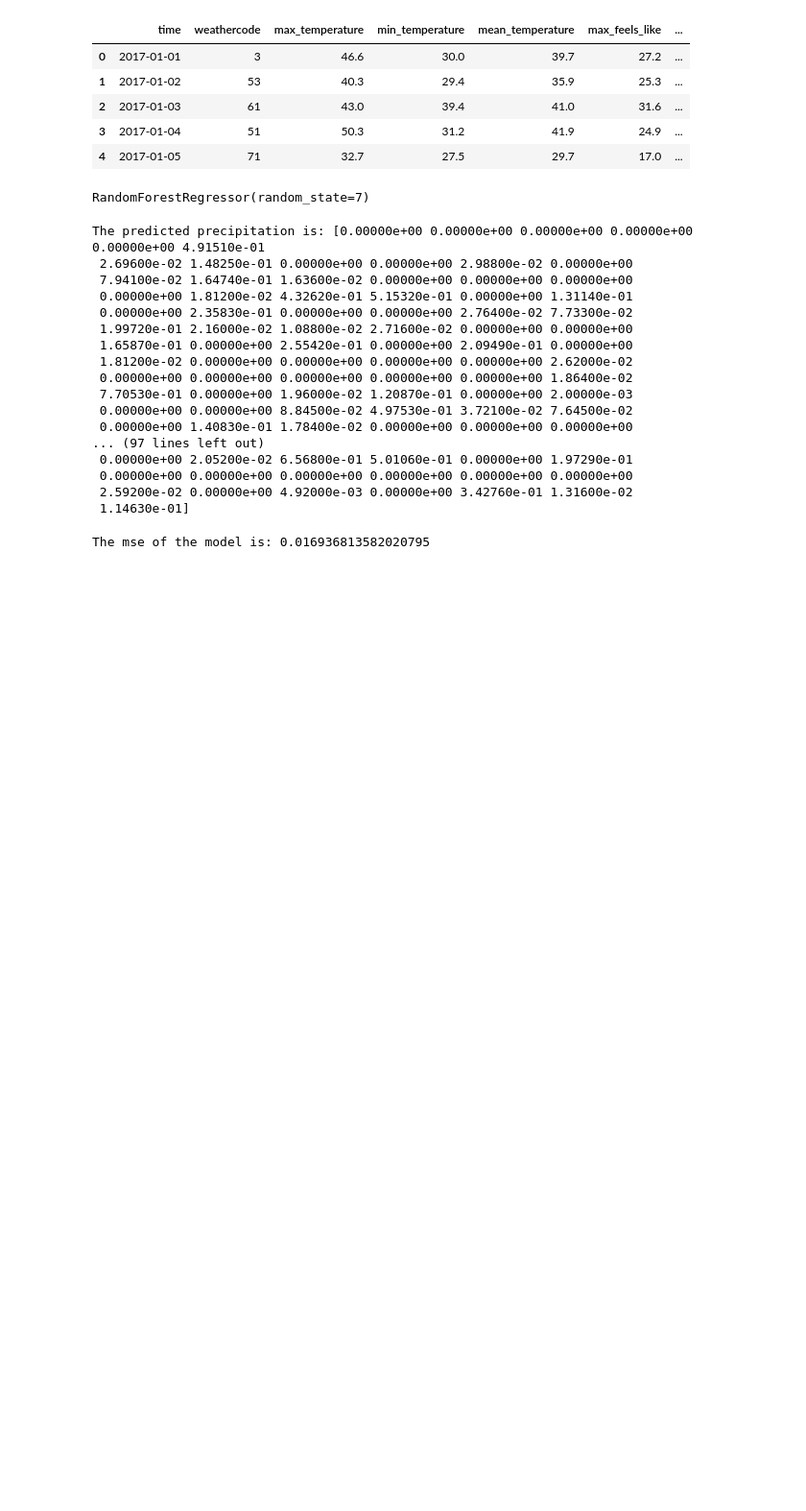
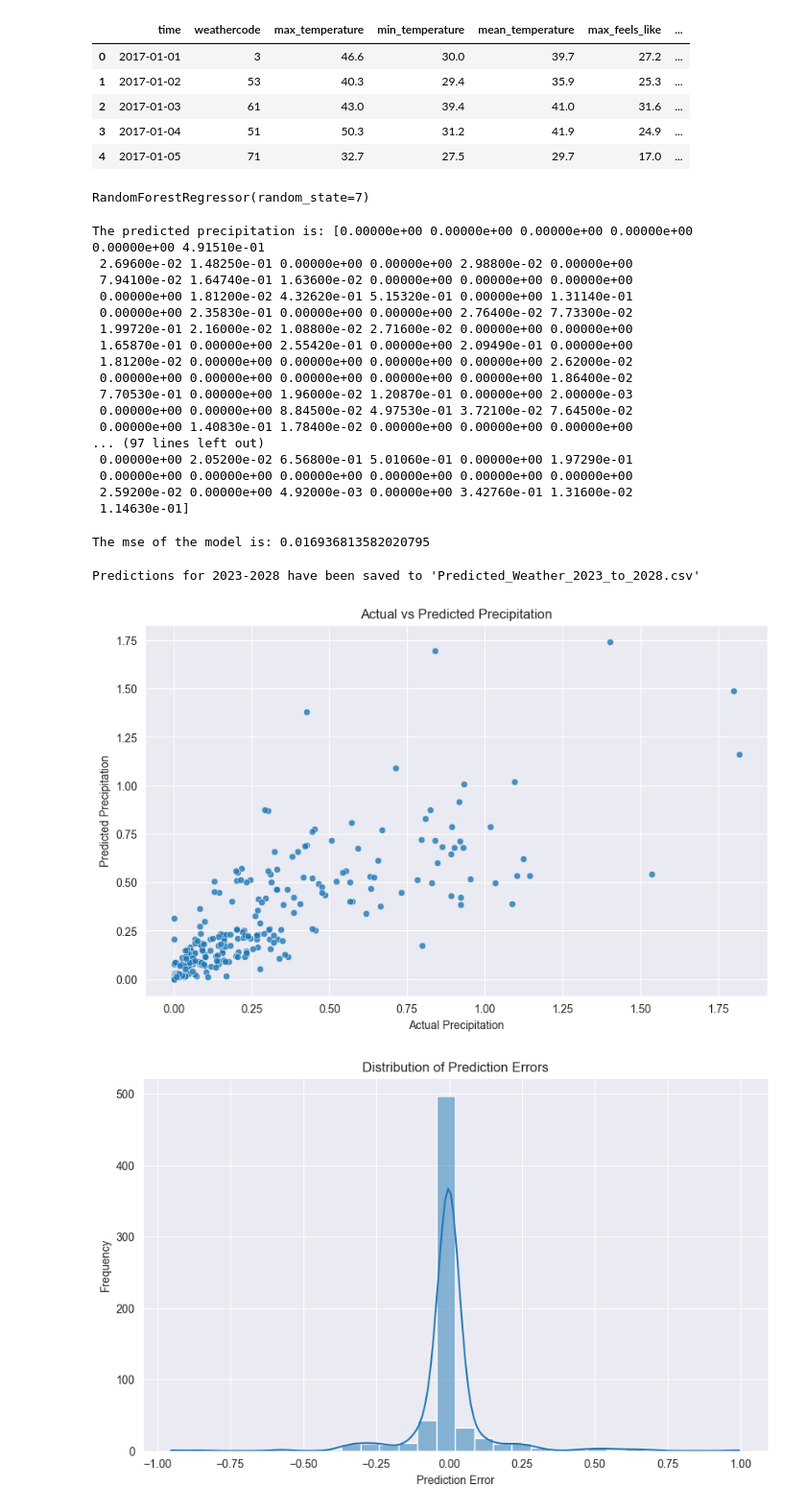
Before and after one commit to martinezjas/DS3000-Project, a Jupyter notebook: sunny-day-index.ipynb, the cells around one changed output. Shown at 96% size. Cells and saved outputs as stored; diff of their text form; code cells hidden in the pictures; blank space fills up the shorter version.

```diff
--- a/sunny-day-index.ipynb
+++ b/sunny-day-index.ipynb
@@ -173,3 +244,76 @@ mse = mean_squared_error(y_test, y_pred)
 print('The mse of the model is: {}'.format(mse))
 # %% [output]
 The mse of the model is: 0.016936813582020795
+# %%
+# Update target variable
+y = df['total_rainfall'] + df['total_snowfall']
+
+# Train the model
+rf = RandomForestRegressor(random_state=7)
+rf.fit(X, y)  # Train on the entire dataset
+
+
+# Create a function to generate new data based on trends
+def extrapolate_data(df, start_year, end_year):
+    years_to_extrapolate = end_year - start_year
+    df_ext = df.copy()
+
+    for i in range(1, years_to_extrapolate + 1):
+        df_temp = df.copy()
+        df_temp['time'] = df_temp['time'] + pd.DateOffset(years=i)
+        df_temp['sunrise_time'] = df_temp['sunrise_time'] + pd.DateOffset(years=i)
+        df_temp['sunset_time'] = df_temp['sunset_time'] + pd.DateOffset(years=i)
+        df_ext = pd.concat([df_ext, df_temp], ignore_index=True)
+
+    return df_ext
+
+# Extrapolate data up to 2028
+df_2028 = extrapolate_data(df, 2023, 2028)
+
+# Extract input features for the extrapolated data
+X_2028 = df_2028[['weathercode',
+                  'max_temperature',
+                  'min_temperature',
+                  'mean_temperature',
+                  'max_feels_like',
+                  'min_feels_like',
+                  'mean_feels_like',
+                  'solar_radiation_sum',
+                  'total_snowfall',
+                  'max_windspeed',
+                  'max_windgusts']]
+
+# Make predictions for 2023-2028
+y_pred_2028 = rf.predict(X_2028)
+
+# Add predictions to the dataframe
+df_2028['predicted_precipitation'] = y_pred_2028
+
+# Save the predictions to a CSV file
+df_2028.to_csv('Predicted_Weather_2023_to_2028.csv', index=False)
+
+print("Predictions for 2023-2028 have been saved to 'Predicted_Weather_2023_to_2028.csv'")
+# %% [output]
+Predictions for 2023-2028 have been saved to 'Predicted_Weather_2023_to_2028.csv'
+# %%
+import plotly.express as px  # Import the Plotly express module
+
+# Plotting the actual vs predicted precipitation using seaborn and matplotlib
+plt.figure(figsize=(10, 6))
+sns.scatterplot(x=y_test, y=y_pred, alpha=0.8)
+plt.xlabel('Actual Precipitation')
+plt.ylabel('Predicted Precipitation')
+plt.title('Actual vs Predicted Precipitation')
+plt.show()
+
+# Plotting the distribution of prediction errors using seaborn
+error = y_test - y_pred
+plt.figure(figsize=(10, 6))
+sns.histplot(error, kde=True, bins=30)
+plt.xlabel('Prediction Error')
+plt.ylabel('Frequency')
+plt.title('Distribution of Prediction Errors')
+plt.show()
+# %% [output]
+[figure, added]
+[figure, added]
```
Also changed, not shown: parts of 8 cells of this notebook, 1 other file.
